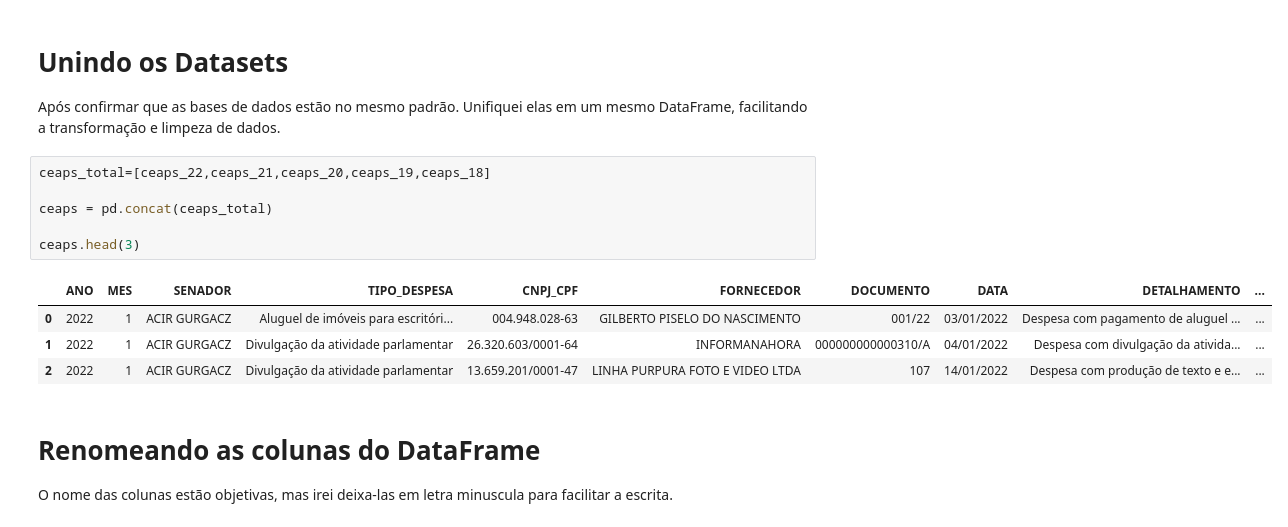
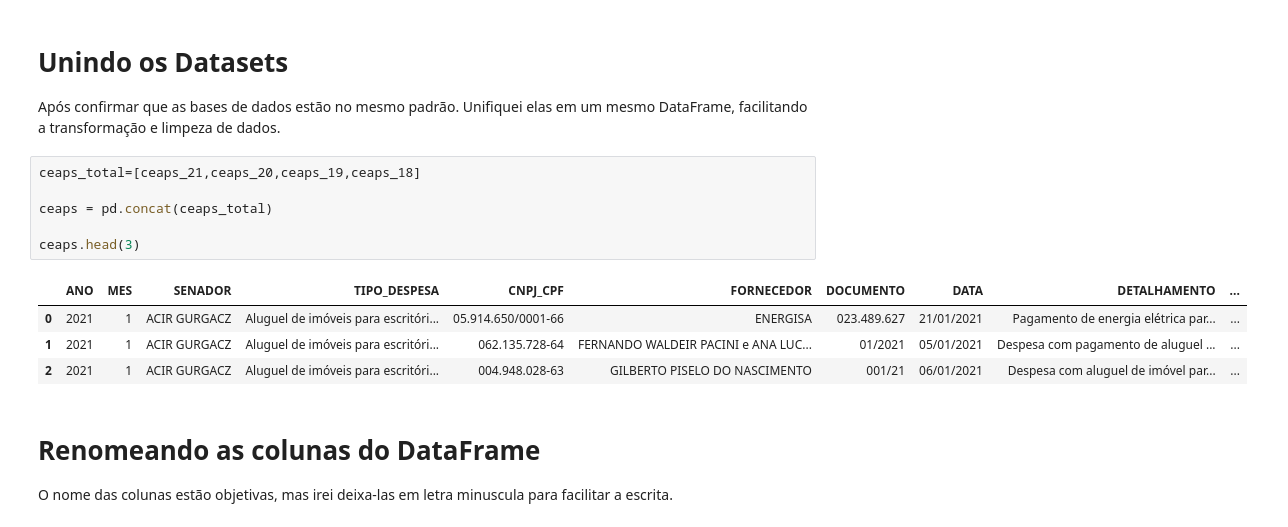
Before and after one commit to rodrigo-fernandes092/ProjetoGamaBusca, a Jupyter notebook: Despesas_Ceaps_2022_2018.ipynb, the cells around one changed output. Cells and saved outputs as stored; diff of their text form.

```diff
--- a/Despesas_Ceaps_2022_2018.ipynb
+++ b/Despesas_Ceaps_2022_2018.ipynb
@@ -131,16 +122,16 @@ memory usage: 2.1+ MB
 
 Após confirmar que as bases de dados estão no mesmo padrão. Unifiquei elas em um mesmo DataFrame, facilitando a transformação e limpeza de dados.
 # %%
-ceaps_total=[ceaps_22,ceaps_21,ceaps_20,ceaps_19,ceaps_18]
+ceaps_total=[ceaps_21,ceaps_20,ceaps_19,ceaps_18]
 
 ceaps = pd.concat(ceaps_total)
 
 ceaps.head(3)
 # %% [output]
 |  | ANO | MES | SENADOR | TIPO_DESPESA | CNPJ_CPF | FORNECEDOR | DOCUMENTO | DATA | DETALHAMENTO | ... |
-| 0 | 2022 | 1 | ACIR GURGACZ | Aluguel de imóveis para escritóri... | 004.948.028-63 | GILBERTO PISELO DO NASCIMENTO | 001/22 | 03/01/2022 | Despesa com pagamento de aluguel ... | ... |
-| 1 | 2022 | 1 | ACIR GURGACZ | Divulgação da atividade parlamentar | 26.320.603/0001-64 | INFORMANAHORA | 000000000000310/A | 04/01/2022 | Despesa com divulgação da ativida... | ... |
-| 2 | 2022 | 1 | ACIR GURGACZ | Divulgação da atividade parlamentar | 13.659.201/0001-47 | LINHA PURPURA FOTO E VIDEO LTDA | 107 | 14/01/2022 | Despesa com produção de texto e e... | ... |
+| 0 | 2021 | 1 | ACIR GURGACZ | Aluguel de imóveis para escritóri... | 05.914.650/0001-66 | ENERGISA | 023.489.627 | 21/01/2021 | Pagamento de energia elétrica par... | ... |
+| 1 | 2021 | 1 | ACIR GURGACZ | Aluguel de imóveis para escritóri... | 062.135.728-64 | FERNANDO WALDEIR PACINI e ANA LUC... | 01/2021 | 05/01/2021 | Despesa com pagamento de aluguel ... | ... |
+| 2 | 2021 | 1 | ACIR GURGACZ | Aluguel de imóveis para escritóri... | 004.948.028-63 | GILBERTO PISELO DO NASCIMENTO | 001/21 | 06/01/2021 | Despesa com aluguel de imóvel par... | ... |
 # %% [markdown]
 # Renomeando as colunas do DataFrame
 
```
Also changed, not shown: parts of 13 cells of this notebook.
